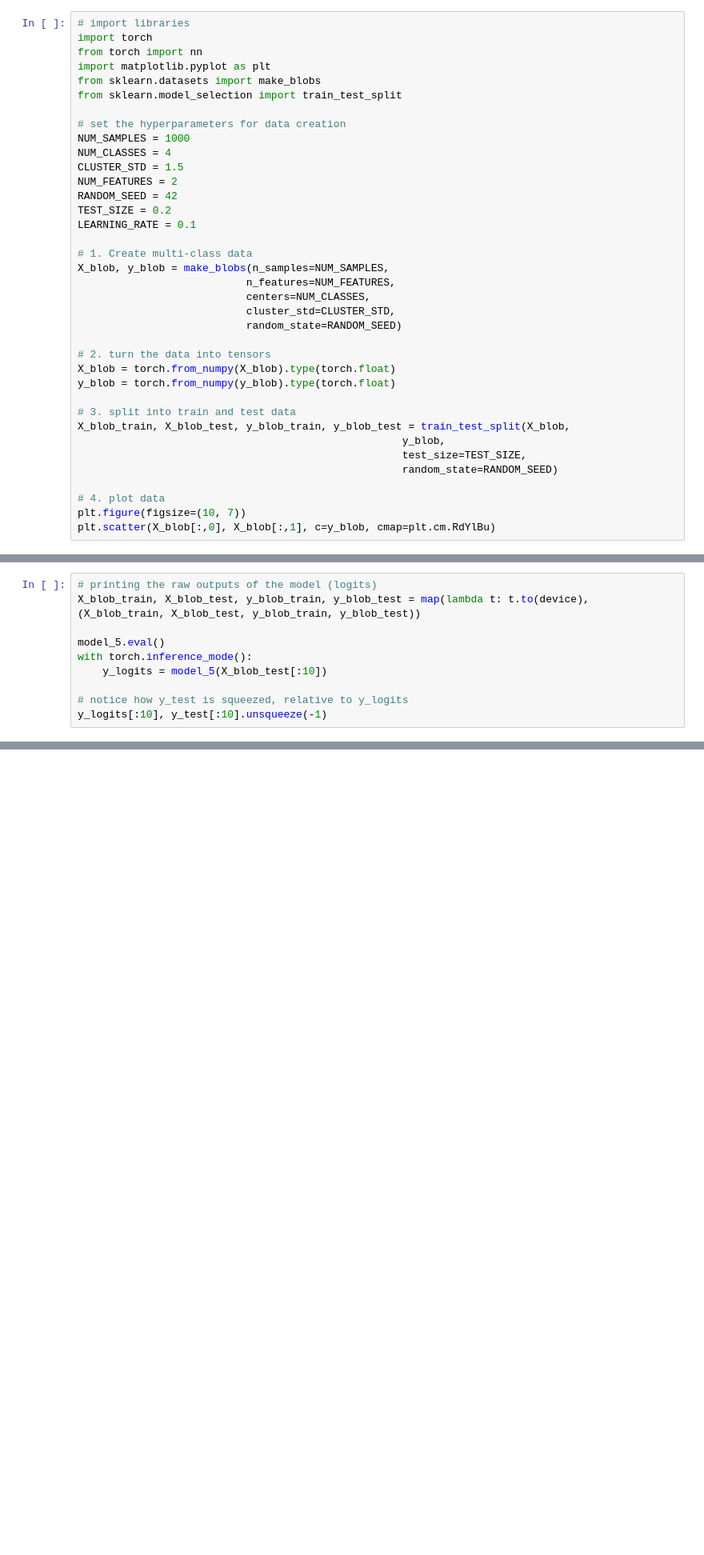
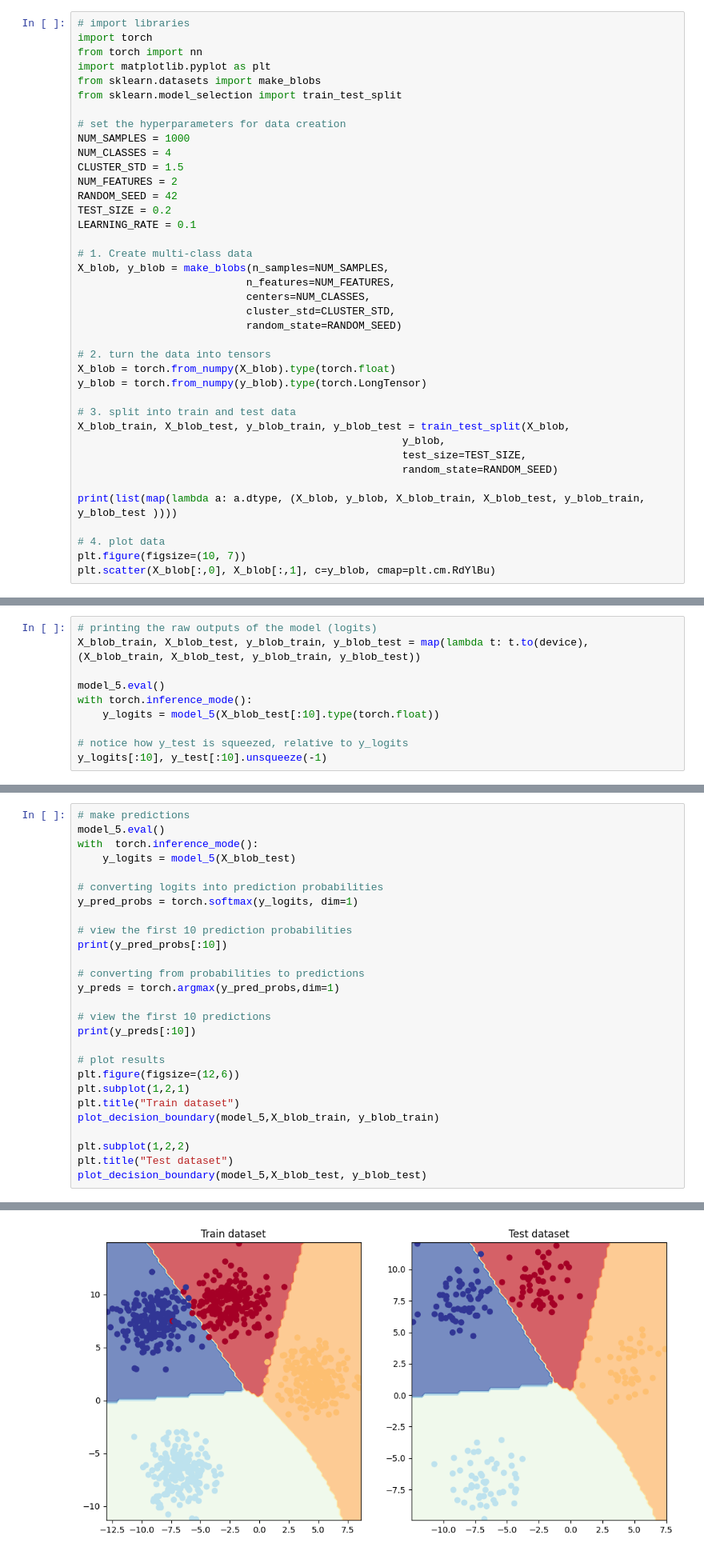
Before and after one commit to R-MR-Adao/pytorch-deep-learning-ZTM, a Jupyter notebook: 02_pytorch_classification/02_pytorch_classification.ipynb, the cells around one changed output, grey strips where cells are left out. Shown at 80% size. Saved outputs shown, nothing was run; the diff lists cells and outputs as text; blank space fills up the shorter version.

```diff
--- a/02_pytorch_classification/02_pytorch_classification.ipynb
+++ b/02_pytorch_classification/02_pytorch_classification.ipynb
@@ -1008,7 +1008,7 @@ X_blob, y_blob = make_blobs(n_samples=NUM_SAMPLES,
 
 # 2. turn the data into tensors
 X_blob = torch.from_numpy(X_blob).type(torch.float)
-y_blob = torch.from_numpy(y_blob).type(torch.float)
+y_blob = torch.from_numpy(y_blob).type(torch.LongTensor)
 
 # 3. split into train and test data
 X_blob_train, X_blob_test, y_blob_train, y_blob_test = train_test_split(X_blob,
@@ -1016,6 +1016,8 @@ X_blob_train, X_blob_test, y_blob_train, y_blob_test = train_test_split(X_blob,
                                                     test_size=TEST_SIZE,
                                                     random_state=RANDOM_SEED)
 
+print(list(map(lambda a: a.dtype, (X_blob, y_blob, X_blob_train, X_blob_test, y_blob_train, y_blob_test ))))
+
 # 4. plot data
 plt.figure(figsize=(10, 7))
 plt.scatter(X_blob[:,0], X_blob[:,1], c=y_blob, cmap=plt.cm.RdYlBu)
@@ -1083,7 +1086,7 @@ X_blob_train, X_blob_test, y_blob_train, y_blob_test = map(lambda t: t.to(device
 
 model_5.eval()
 with torch.inference_mode():
-    y_logits = model_5(X_blob_test[:10])
+    y_logits = model_5(X_blob_test[:10].type(torch.float))
 
 # notice how y_test is squeezed, relative to y_logits
 y_logits[:10], y_test[:10].unsqueeze(-1)
@@ -1149,0 +1207,28 @@ y_preds[:5], y_blob_test[:5]
+# %%
+# make predictions
+model_5.eval()
+with  torch.inference_mode():
+    y_logits = model_5(X_blob_test)
+
+# converting logits into prediction probabilities
+y_pred_probs = torch.softmax(y_logits, dim=1)
+
+# view the first 10 prediction probabilities
+print(y_pred_probs[:10])
+
+# converting from probabilities to predictions
+y_preds = torch.argmax(y_pred_probs,dim=1)
+
+# view the first 10 predictions
+print(y_preds[:10])
+
+# plot results
+plt.figure(figsize=(12,6))
+plt.subplot(1,2,1)
+plt.title("Train dataset")
+plot_decision_boundary(model_5,X_blob_train, y_blob_train)
+
+plt.subplot(1,2,2)
+plt.title("Test dataset")
+plot_decision_boundary(model_5,X_blob_test, y_blob_test)
+# %% [output]
@@ -1149,0 +1246 @@ y_preds[:5], y_blob_test[:5]
+[figure, added]
```
Also changed, not shown: parts of 13 cells of this notebook.
